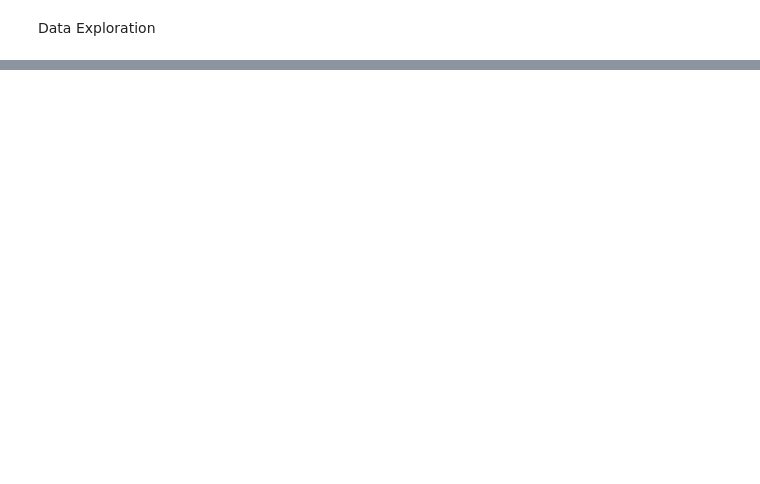
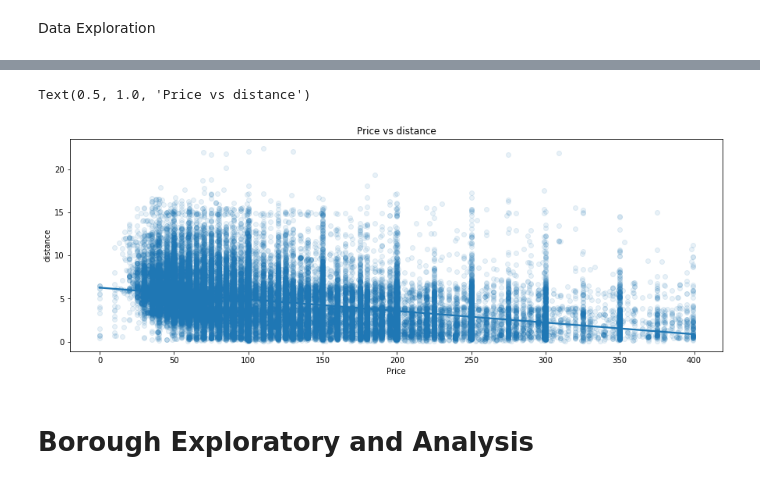
Before and after one commit to cheikhsidi/AirBnb-Price-Preduction_NYC, a Jupyter notebook: airbnb_ml.ipynb, the cells around one changed output, grey strips where cells are left out. Cells and saved outputs as stored; diff of their text form; code cells hidden in the pictures; blank space fills up the shorter version.

```diff
--- a/airbnb_ml.ipynb
+++ b/airbnb_ml.ipynb
@@ -198,0 +205,12 @@ Note: you may need to restart the kernel to use updated packages.
+# %%
+# Price vs Distance
+
+plt.figure(figsize=(15, 5))
+sb.regplot(data = df, x = "Price", y = 'distance', x_jitter = 0.1,
+            scatter_kws = {'alpha': 0.1})
+plt.title('Price vs distance')
+# %% [output]
+Text(0.5, 1.0, 'Price vs distance')
+[figure, added]
+# %% [markdown]
+# Borough Exploratory and Analysis
```
Also changed, not shown: parts of 59 cells of this notebook, 1 other file.
